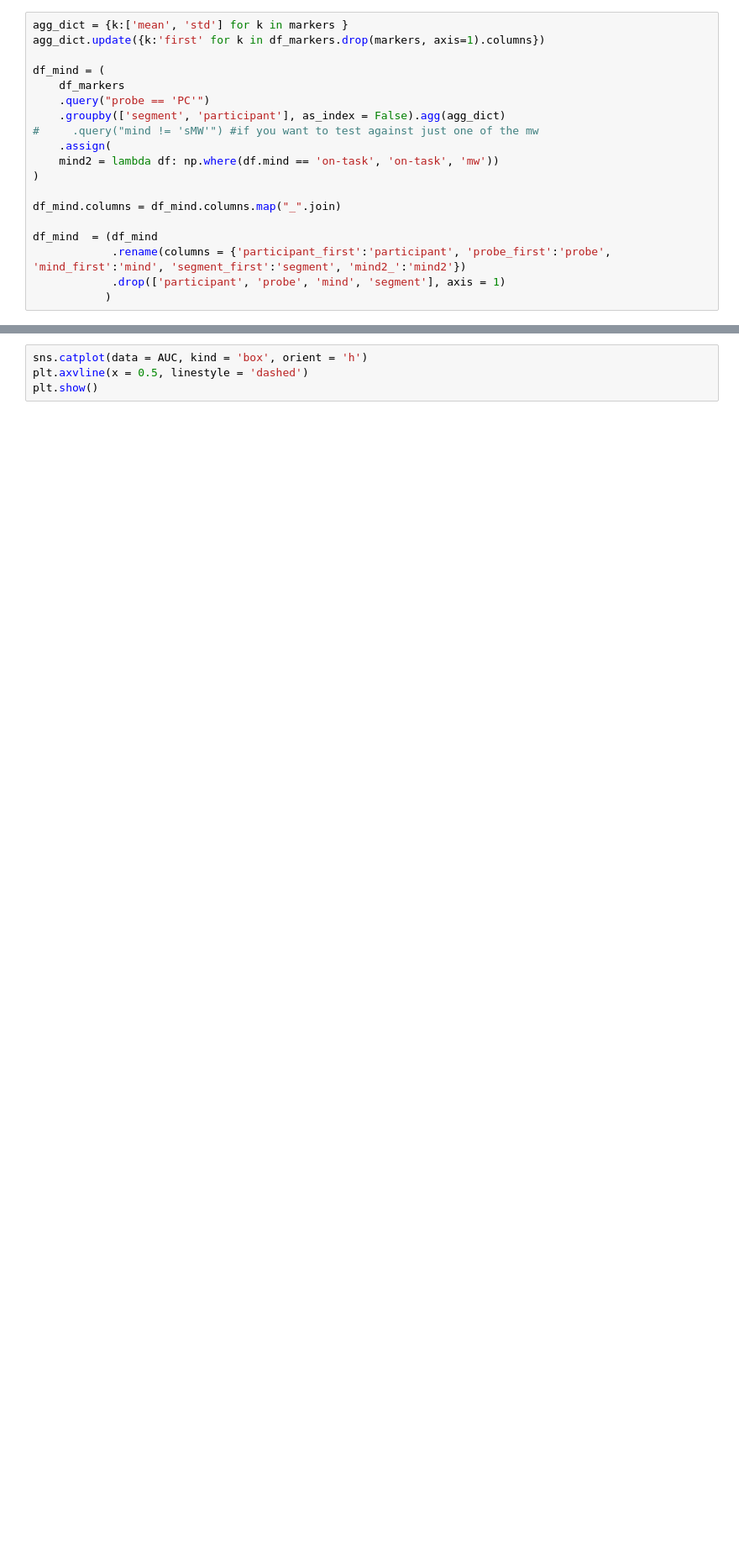
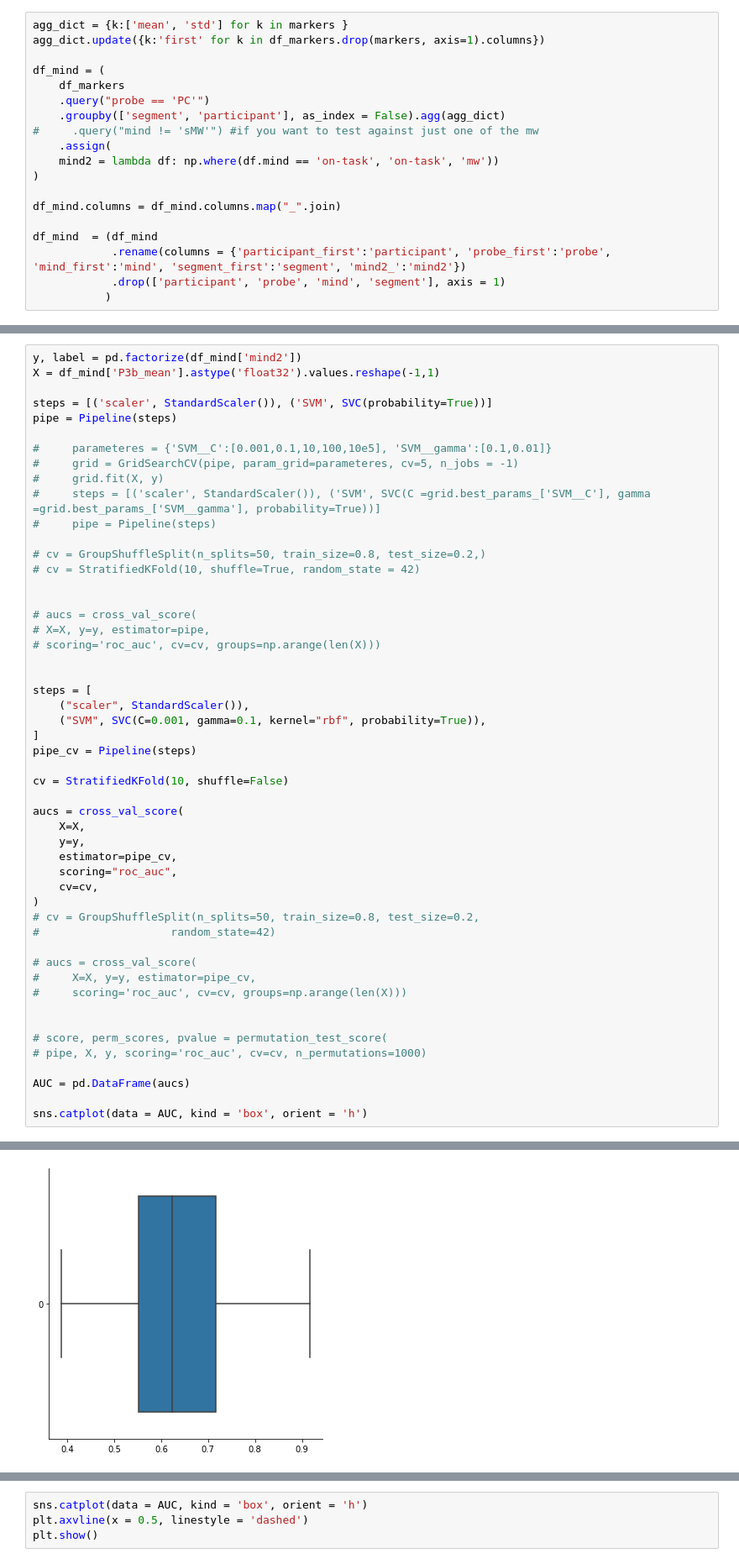
Before and after one commit to Nicobruno92/mw_markers_project, a Jupyter notebook: univariate_analysis.ipynb, the cells around one changed output, grey strips where cells are left out. Shown at 84% size. Saved outputs shown, nothing was run; the diff lists cells and outputs as text; blank space fills up the shorter version.

```diff
--- a/univariate_analysis.ipynb
+++ b/univariate_analysis.ipynb
@@ -347,0 +373,52 @@ Index(['on-task', 'mw'], dtype='object')
+# %%
+y, label = pd.factorize(df_mind['mind2'])
+X = df_mind['P3b_mean'].astype('float32').values.reshape(-1,1)
+
+steps = [('scaler', StandardScaler()), ('SVM', SVC(probability=True))]
+pipe = Pipeline(steps)
+
+#     parameteres = {'SVM__C':[0.001,0.1,10,100,10e5], 'SVM__gamma':[0.1,0.01]}
+#     grid = GridSearchCV(pipe, param_grid=parameteres, cv=5, n_jobs = -1)
+#     grid.fit(X, y)
+#     steps = [('scaler', StandardScaler()), ('SVM', SVC(C =grid.best_params_['SVM__C'], gamma =grid.best_params_['SVM__gamma'], probability=True))]
+#     pipe = Pipeline(steps)
+
+# cv = GroupShuffleSplit(n_splits=50, train_size=0.8, test_size=0.2,)
+# cv = StratifiedKFold(10, shuffle=True, random_state = 42)
+
+
+# aucs = cross_val_score(
+# X=X, y=y, estimator=pipe,
+# scoring='roc_auc', cv=cv, groups=np.arange(len(X)))
+
+
+steps = [
+    ("scaler", StandardScaler()),
+    ("SVM", SVC(C=0.001, gamma=0.1, kernel="rbf", probability=True)),
+]
+pipe_cv = Pipeline(steps)
+
+cv = StratifiedKFold(10, shuffle=False)
+
+aucs = cross_val_score(
+    X=X,
+    y=y,
+    estimator=pipe_cv,
+    scoring="roc_auc",
+    cv=cv,
+)
+# cv = GroupShuffleSplit(n_splits=50, train_size=0.8, test_size=0.2,
+#                    random_state=42)
+
+# aucs = cross_val_score(
+#     X=X, y=y, estimator=pipe_cv,
+#     scoring='roc_auc', cv=cv, groups=np.arange(len(X)))
+
+
+# score, perm_scores, pvalue = permutation_test_score(
+# pipe, X, y, scoring='roc_auc', cv=cv, n_permutations=1000)
+
+AUC = pd.DataFrame(aucs)
+
+sns.catplot(data = AUC, kind = 'box', orient = 'h')
+# %% [output]
@@ -347,0 +426 @@ Index(['on-task', 'mw'], dtype='object')
+[figure, added]
```
Also changed, not shown: parts of 12 cells of this notebook, 2 other files.
